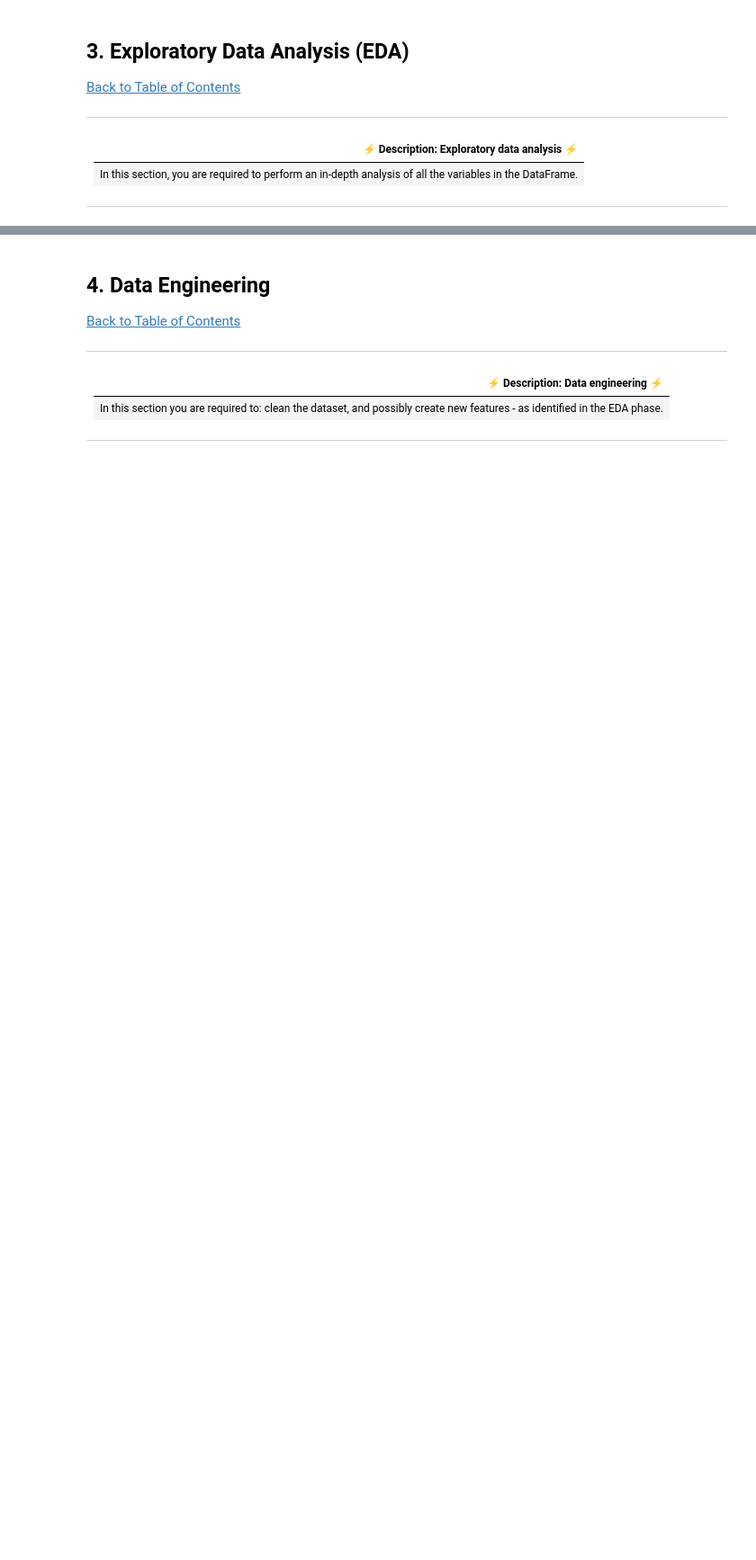
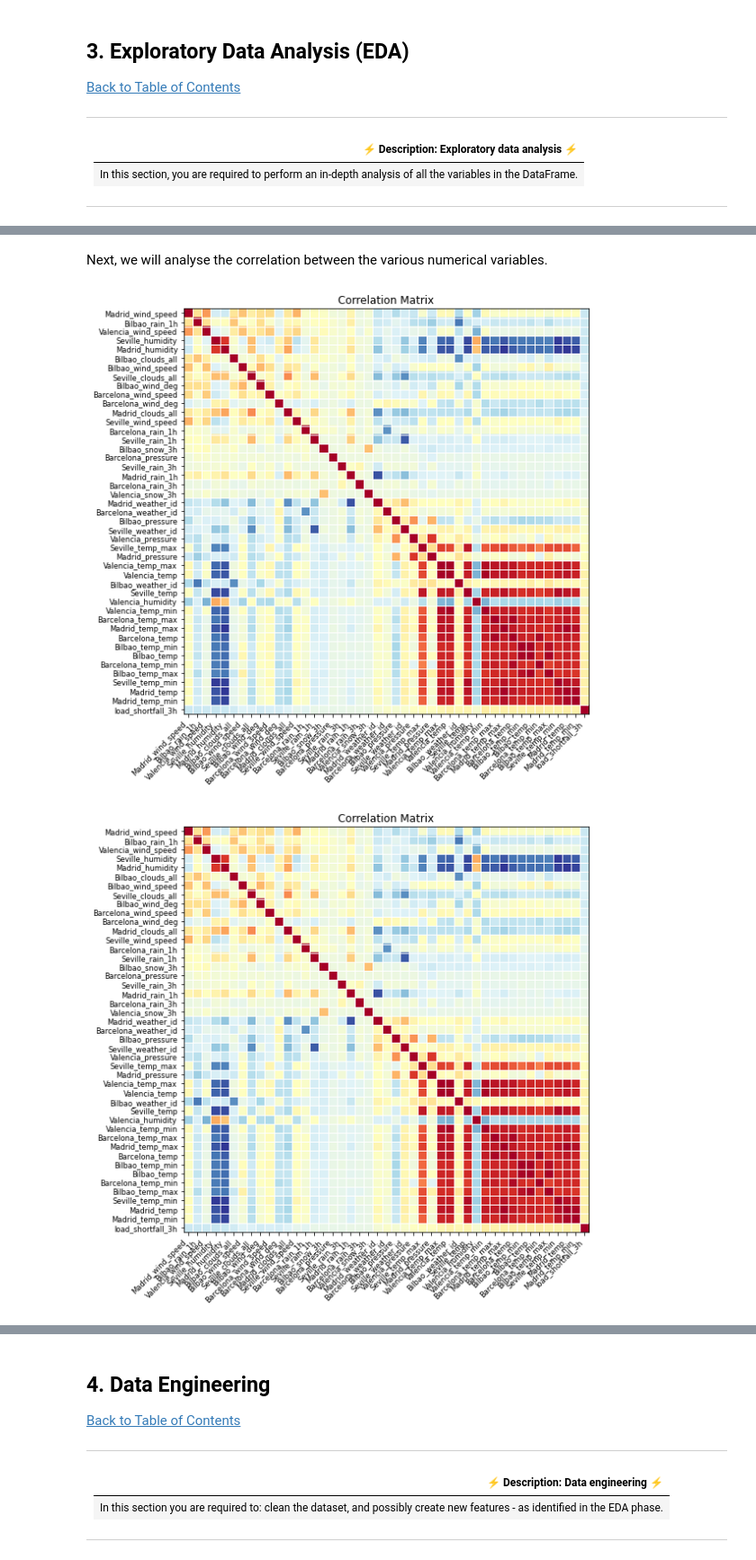
Before and after one commit to Explore-AI/load-shortfall-regression-predict-api, a Jupyter notebook: Exploratory Data Analysis/starter-notebook.ipynb, the cells around one changed output, grey strips where cells are left out. Shown at 90% size. Saved outputs shown, nothing was run; the diff lists cells and outputs as text; code cells hidden in the pictures; blank space fills up the shorter version.

```diff
--- a/Exploratory Data Analysis/starter-notebook.ipynb
+++ b/Exploratory Data Analysis/starter-notebook.ipynb
@@ -181,0 +185,2 @@ dtype: int64
+# %%
+train_data['time'] = pd.to_datetime(train_data['time'], utc=True)+timedelta(hours=1)
@@ -181,0 +189,5 @@ dtype: int64
+# %%
+train_data.set_index('time', inplace=True)
+train_data.sort_index(inplace=True)
+train_data = train_data.drop('Unnamed: 0', axis=1).copy()
+train_data.head()
@@ -181,0 +233,9 @@ dtype: int64
+# %% [markdown]
+Next, we will analyse the correlation between the various numerical variables.
+# %%
+fig = plt.figure(figsize=(10,8));
+ax = fig.add_subplot(111);
+plot_corr(train_data.corr(), xnames = train_data.corr().columns, ax = ax)
+# %% [output]
+[figure, added]
+[figure, added]
```
Also changed, not shown: parts of 18 cells of this notebook.
